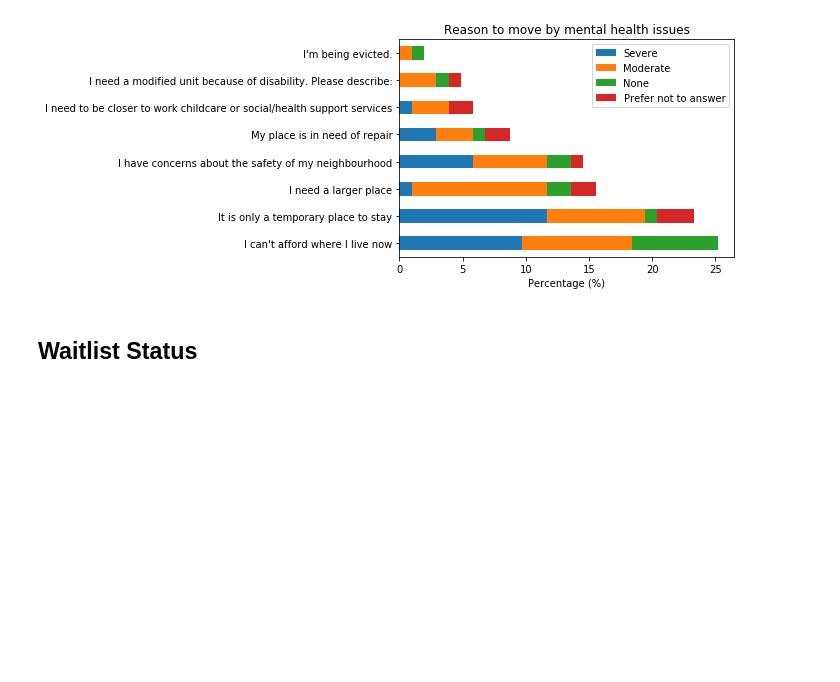
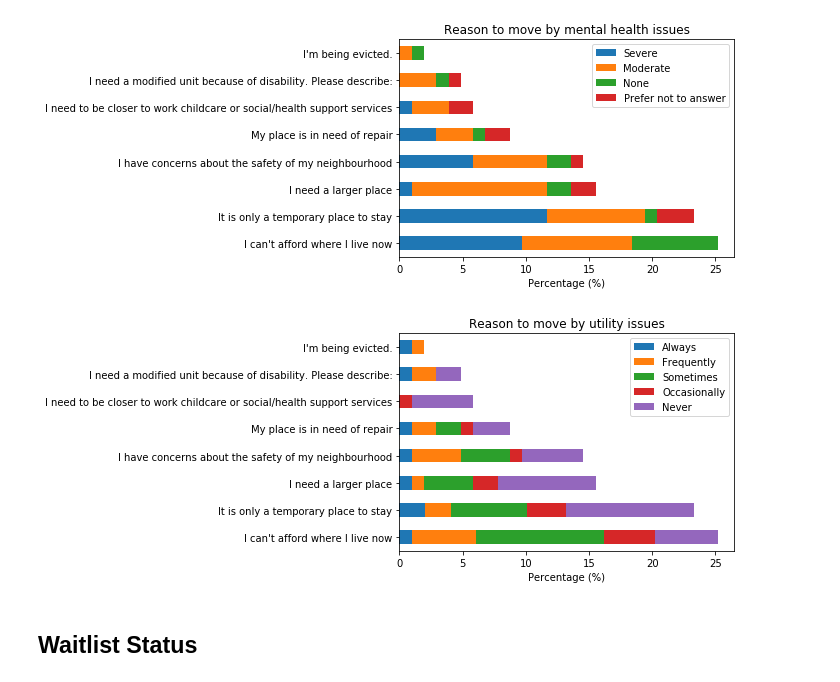
Before and after one commit to jbmoskow/CommunityHousingProject, a Jupyter notebook: CHP_Exploratory.ipynb, the cells around one changed output. Cells and saved outputs as stored; diff of their text form; code cells hidden in the pictures; blank space fills up the shorter version.

```diff
--- a/CHP_Exploratory.ipynb
+++ b/CHP_Exploratory.ipynb
@@ -351,6 +369,11 @@ data = plotGroupByWhyMove(survey,'mod_mental',whyMoveNames,['Severe','Moderate',
                    title='Reason to move by mental health issues',transpose=False,legendXLoc=1)
 # %% [output]
 [figure]
+# %%
+data = plotGroupByWhyMove(survey,'utilities',whyMoveNames,['Always','Frequently','Sometimes','Occasionally','Never'],
+                   title='Reason to move by utility issues',transpose=False,legendXLoc=1)
+# %% [output]
+[figure, added]
 # %% [markdown]
 ## Waitlist Status
 # %% [markdown]
```
Also changed, not shown: parts of 22 cells of this notebook.
